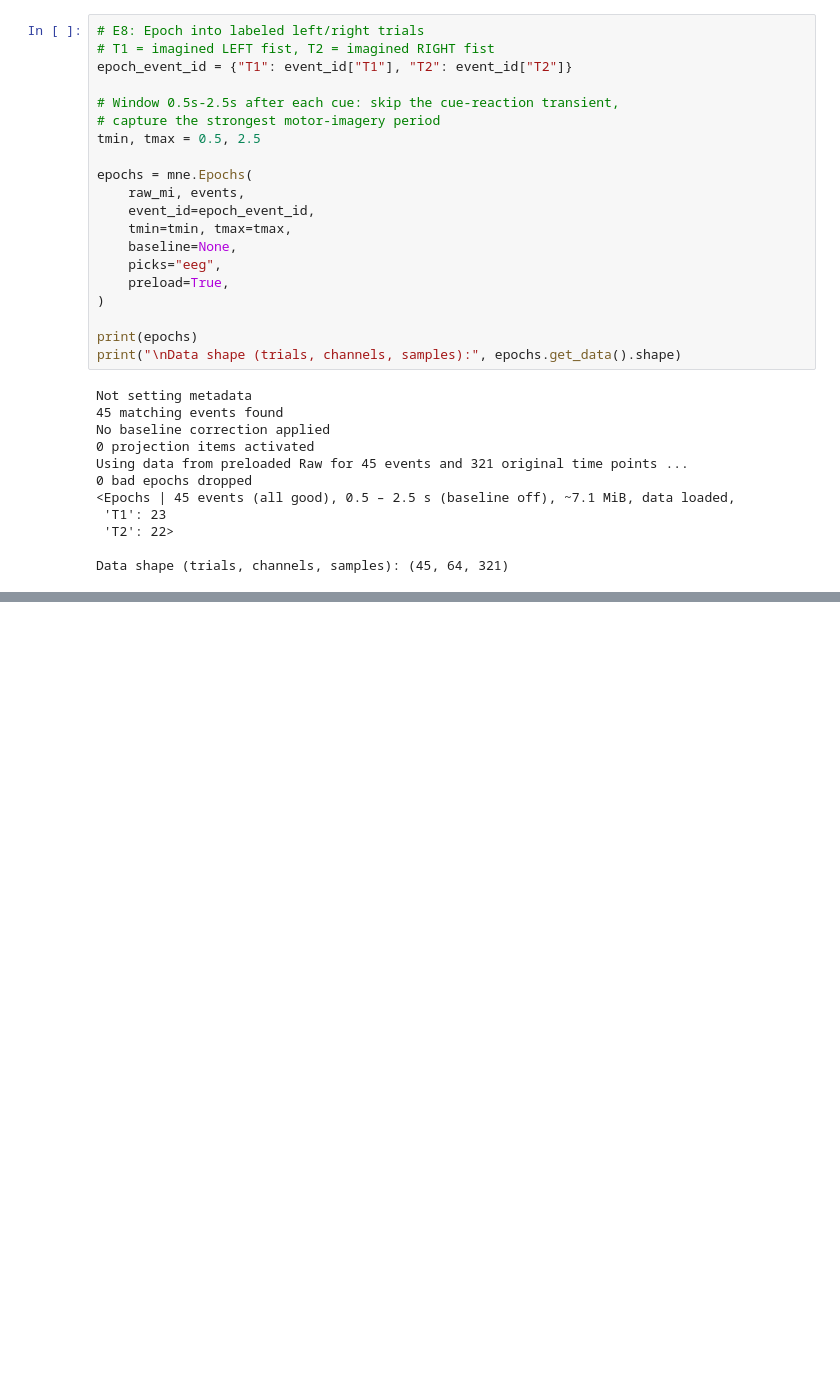
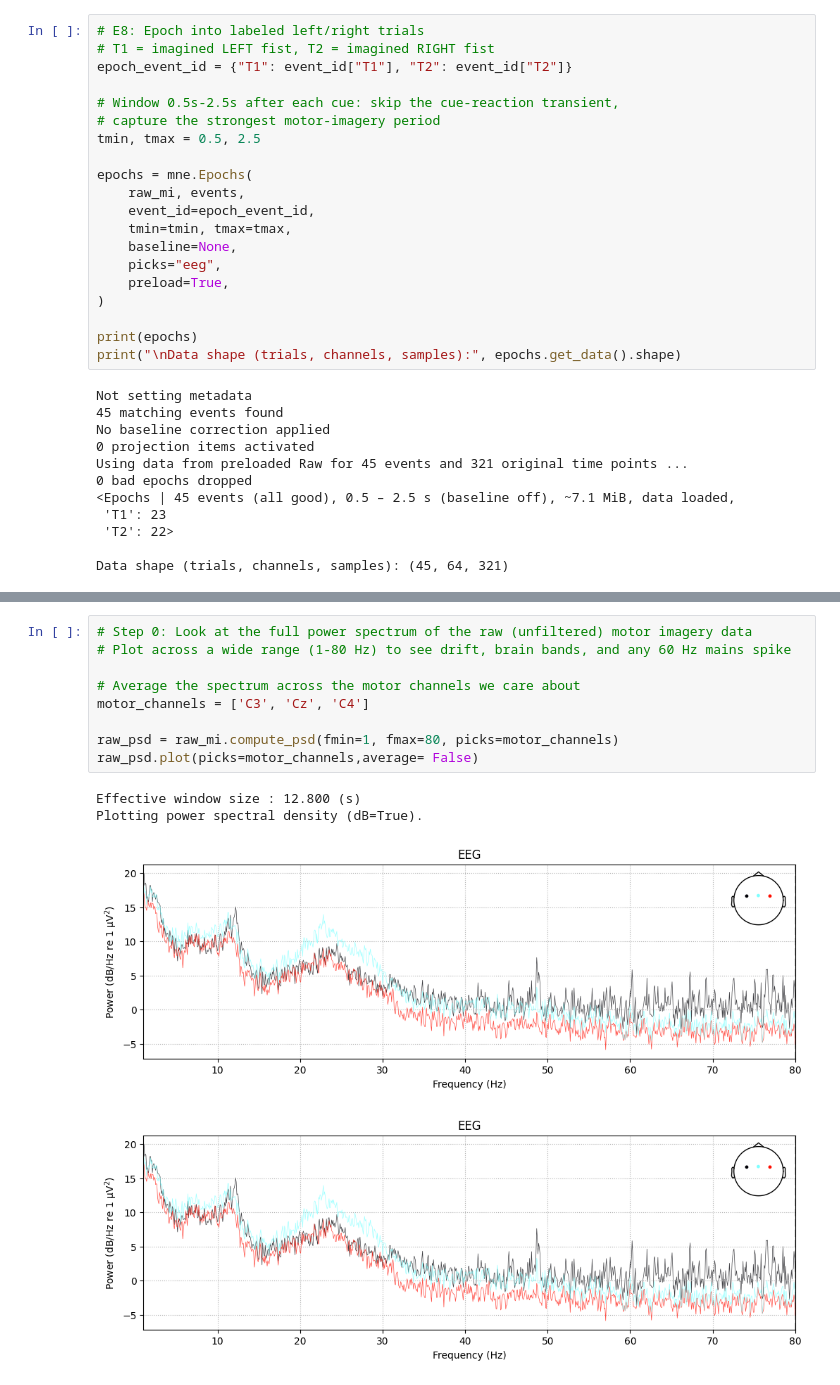
Before and after one commit to IbeeckC/EEG_BCI-pi, a Jupyter notebook: notebooks/01_physionet.ipynb, the cells around one changed output, grey strips where cells are left out. Saved outputs shown, nothing was run; the diff lists cells and outputs as text; blank space fills up the shorter version.

```diff
--- a/notebooks/01_physionet.ipynb
+++ b/notebooks/01_physionet.ipynb
@@ -176,0 +220,14 @@ Data shape (trials, channels, samples): (45, 64, 321)
+# %%
+# Step 0: Look at the full power spectrum of the raw (unfiltered) motor imagery data
+# Plot across a wide range (1-80 Hz) to see drift, brain bands, and any 60 Hz mains spike
+
+# Average the spectrum across the motor channels we care about
+motor_channels = ['C3', 'Cz', 'C4']
+
+raw_psd = raw_mi.compute_psd(fmin=1, fmax=80, picks=motor_channels)
+raw_psd.plot(picks=motor_channels,average= False)
+# %% [output]
+Effective window size : 12.800 (s)
+Plotting power spectral density (dB=True).
+[figure, added]
+[figure, added]
```
Also changed, not shown: parts of 5 cells of this notebook, 1 other file.
